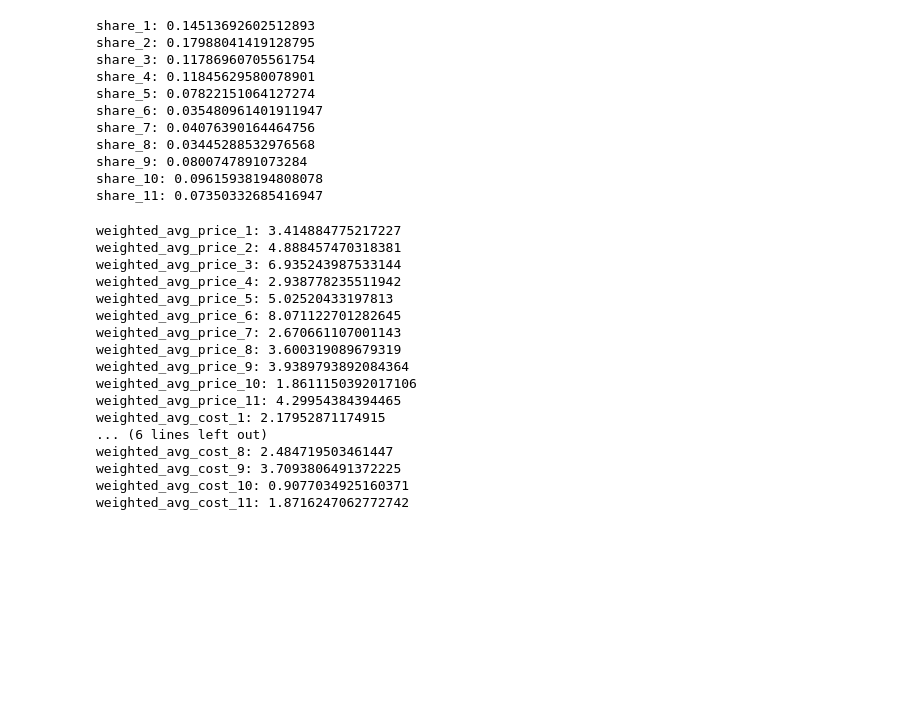
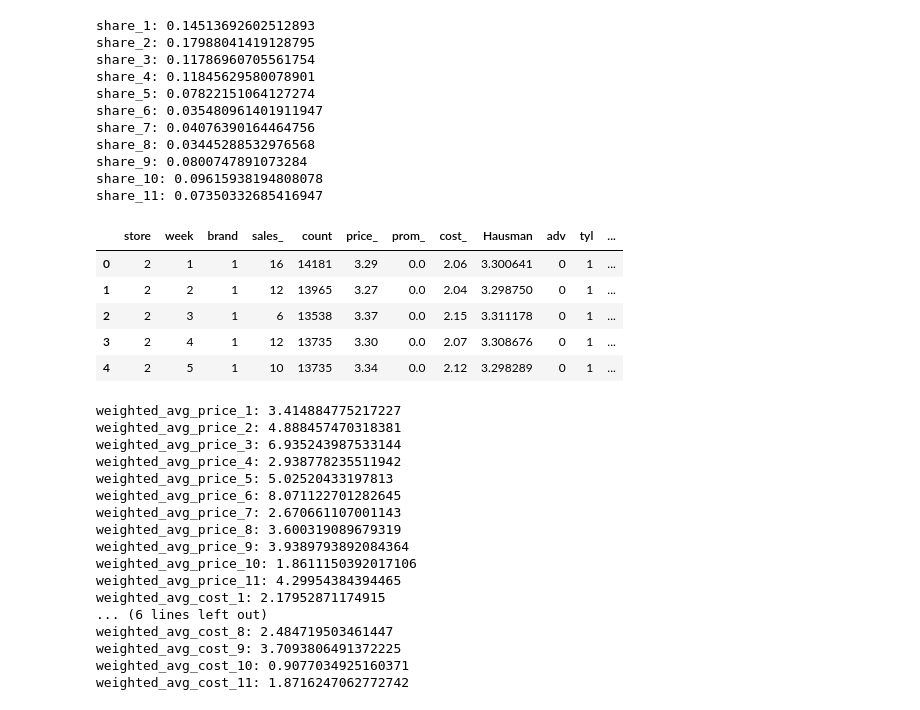
Before and after one commit to GuramL/IO-Assignment-1, a Jupyter notebook: Code.ipynb, the cells around one changed output. Cells and saved outputs as stored; diff of their text form; code cells hidden in the pictures; blank space fills up the shorter version.

```diff
--- a/Code.ipynb
+++ b/Code.ipynb
@@ -75,6 +75,22 @@ share_8: 0.03445288532976568
 share_9: 0.0800747891073284
 share_10: 0.09615938194808078
 share_11: 0.07350332685416947
+# %%
+# Generate dummy variables for adv, tyl, bay, and sto
+df1['adv'] = df1['brand'].isin([4, 5, 6]).astype(int)
+df1['tyl'] = df1['brand'].isin([1, 2, 3]).astype(int)
+df1['bay'] = df1['brand'].isin([7, 8, 9]).astype(int)
+df1['sto'] = df1['brand'].isin([10, 11]).astype(int)
+
+# Display the first few rows to verify
+df1.head()
+# %% [output]
+|  | store | week | brand | sales_ | count | price_ | prom_ | cost_ | Hausman | adv | tyl | ... |
+| 0 | 2 | 1 | 1 | 16 | 14181 | 3.29 | 0.0 | 2.06 | 3.300641 | 0 | 1 | ... |
+| 1 | 2 | 2 | 1 | 12 | 13965 | 3.27 | 0.0 | 2.04 | 3.298750 | 0 | 1 | ... |
+| 2 | 2 | 3 | 1 | 6 | 13538 | 3.37 | 0.0 | 2.15 | 3.311178 | 0 | 1 | ... |
+| 3 | 2 | 4 | 1 | 12 | 13735 | 3.30 | 0.0 | 2.07 | 3.308676 | 0 | 1 | ... |
+| 4 | 2 | 5 | 1 | 10 | 13735 | 3.34 | 0.0 | 2.12 | 3.298289 | 0 | 1 | ... |
 # %%
 ######################################### Weighted average price and cost for each brand #########################################
 
```
Also changed, not shown: parts of 15 cells of this notebook.
